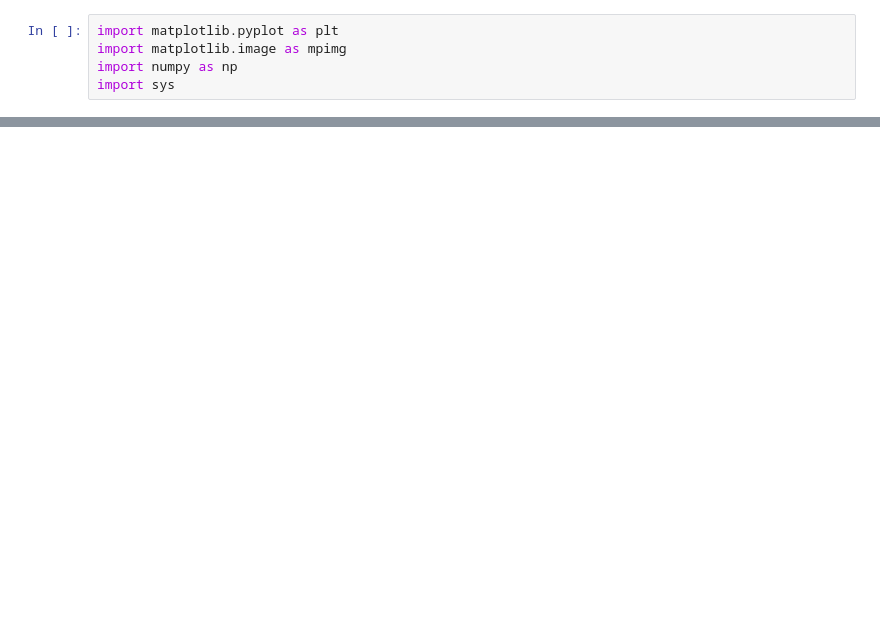
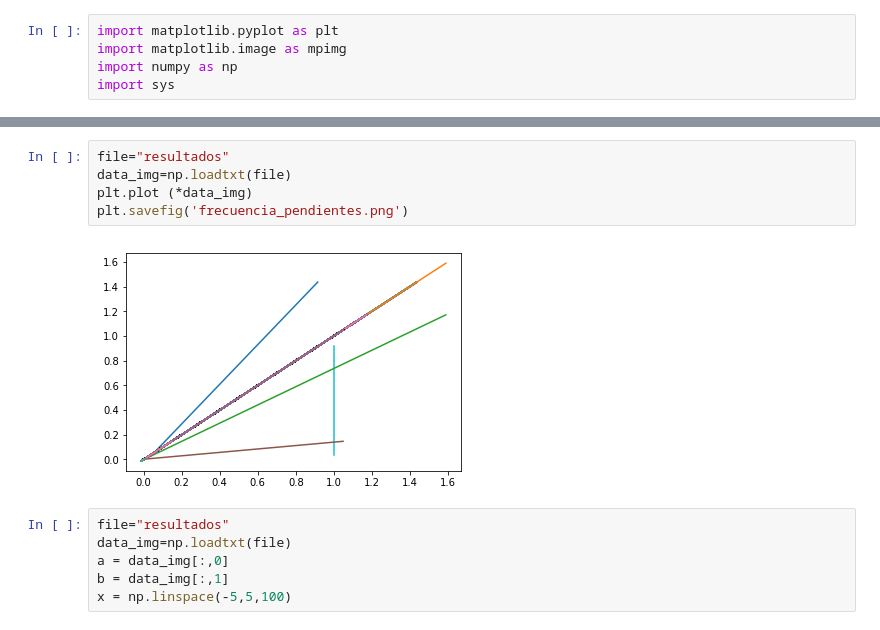
Before and after one commit to DCI-alxogm/pf2018-los-vaqueros-de-guanajuato, a Jupyter notebook: graph1.ipynb, the cells around one changed output, grey strips where cells are left out. Saved outputs shown, nothing was run; the diff lists cells and outputs as text; blank space fills up the shorter version.

```diff
--- a/graph1.ipynb
+++ b/graph1.ipynb
@@ -15,0 +20,13 @@ NameError: name 'plt' is not defined
+# %%
+file="resultados"
+data_img=np.loadtxt(file)
+plt.plot (*data_img)
+plt.savefig('frecuencia_pendientes.png')
+# %% [output]
+[figure, added]
+# %%
+file="resultados"
+data_img=np.loadtxt(file)
+a = data_img[:,0]
+b = data_img[:,1]
+x = np.linspace(-5,5,100)
```
Also changed, not shown: parts of 4 cells of this notebook, 4 other files.
